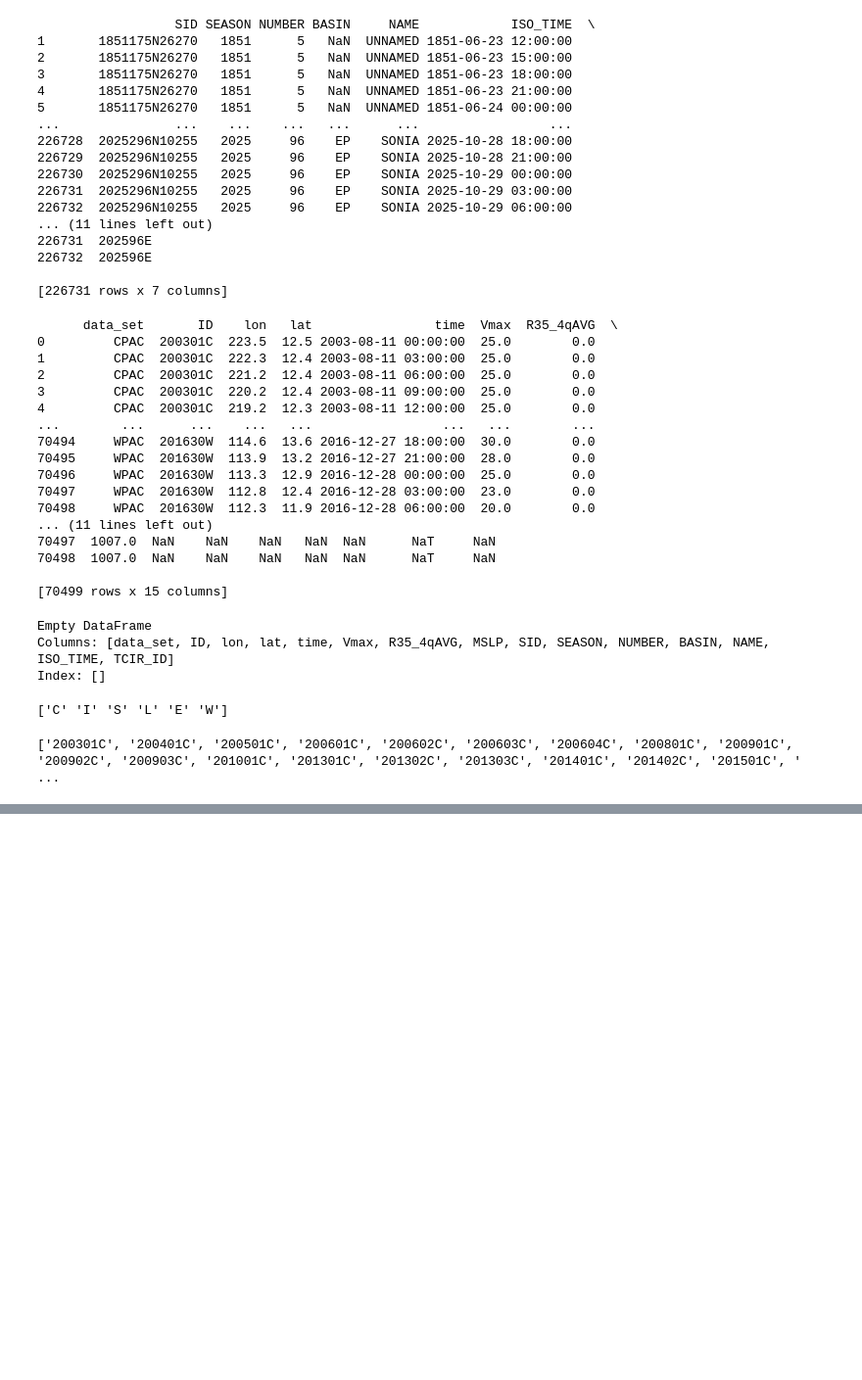
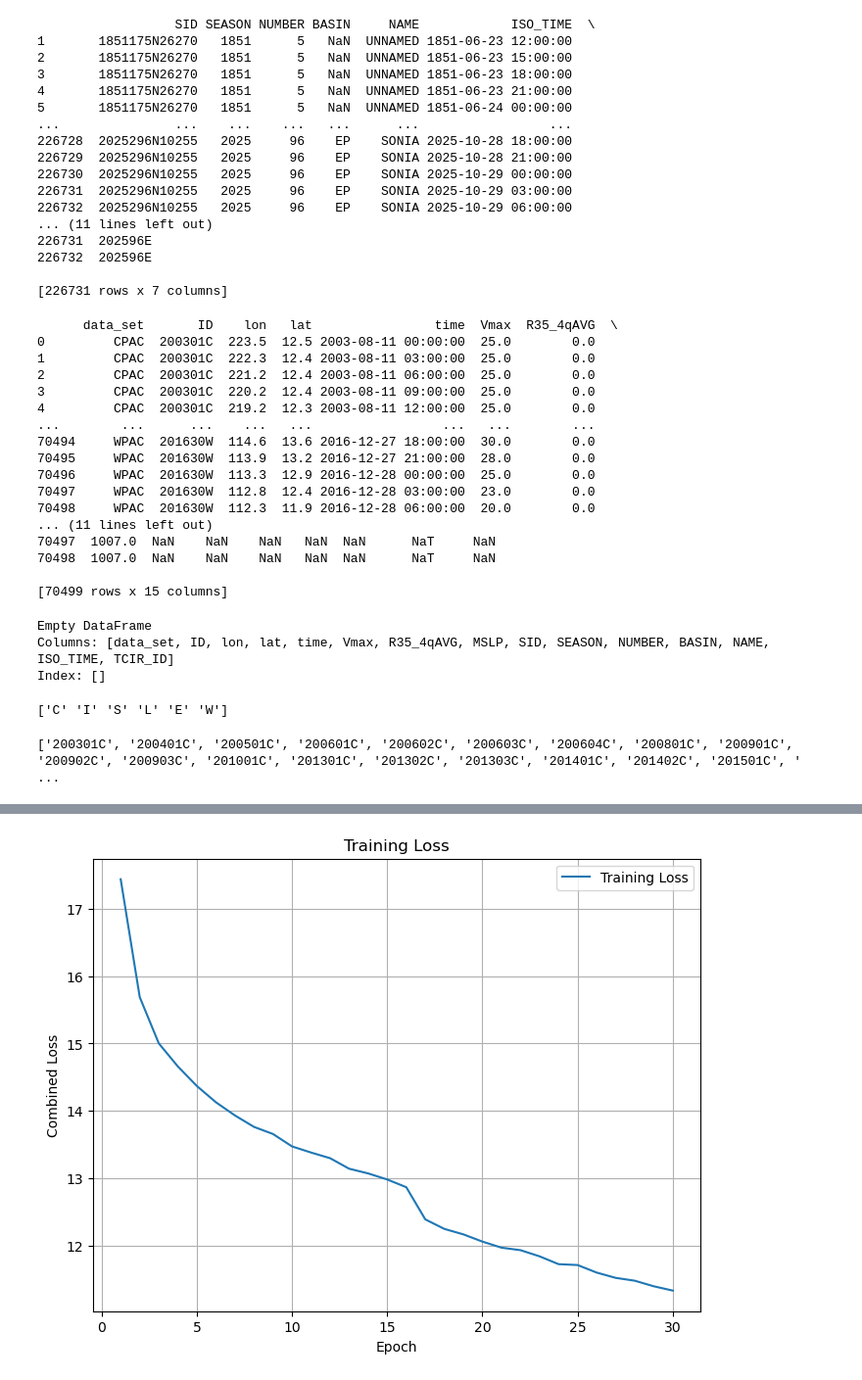
Before and after one commit to kendrickgolden/ML-hurricane-prediction, a Jupyter notebook: Final_KG.ipynb, the cells around one changed output, grey strips where cells are left out. Shown at 98% size. Drawn from its saved outputs; the diff is of its cells as text; code cells hidden in the pictures; blank space fills up the shorter version.

Commit message:
constructing multi-head model

```diff
--- a/Final_KG.ipynb
+++ b/Final_KG.ipynb
@@ -298,7 +318,7 @@ single_loss_fn = nn.L1Loss()
 optimizer = torch.optim.Adam(current_model.parameters(), lr = learning_rate, weight_decay=1e-4)
 scheduler = StepLR(optimizer, step_size=5, gamma=0.1)
 
-for t in range(epochs):
+'''for t in range(epochs):
     epoch_label = (f"Linear: Epoch {t+1}\n-------------------------------")
     print(epoch_label)
     with open("Linear_log.txt", "a") as f:
@@ -320,5 +340,5 @@ plt.ylabel('Loss / MAE')
 plt.title('Training and Validation Loss')
 plt.legend()
 plt.grid(True)
-plt.show()
+plt.show()'''
 # %% [output]
@@ -472,0 +526,15 @@ print(ibtracs_all.head())
+# %%
+data_CPAC_multi = CustomImageDatasetMulti(data_folder_CPAC, transform=data_transformation, target1="Vmax", target2="R35_4qAVG")
+data_ATLN_multi = CustomImageDatasetMulti(data_folder_ATLN, transform=data_transformation, target1="Vmax", target2="R35_4qAVG")
+
+combined_dataset_multi = ConcatDataset([data_CPAC_multi, data_ATLN_multi])
+
+
+# split data for training and testing
+train_size = int(0.7 * len(combined_dataset_multi))
+test_size = len(combined_dataset_multi) - train_size
+
+train_dataset_mul, test_dataset_mul = random_split(combined_dataset_multi, [train_size, test_size])
+
+training_dataloader_mul = DataLoader(train_dataset_mul, batch_size=16, shuffle=True, num_workers=8, pin_memory=True)
+testing_dataloader_mul  = DataLoader(test_dataset_mul, batch_size=16, shuffle=False, num_workers=8, pin_memory=True)
@@ -472,0 +645,60 @@ print(ibtracs_all.head())
+# %%
+#update parameters for training
+learning_rate = .001
+epochs = 30
+current_model = multi_task_model
+loss_fn_vmax = nn.L1Loss()
+loss_fn_size = nn.L1Loss()
+def loss_multi(vmax_pred, vmax_true, size_pred, size_true):
+    loss_vmax = nn.L1Loss()(vmax_pred, vmax_true)
+    loss_size = nn.L1Loss()(size_pred, size_true)
+    combined_loss = 0.7 * loss_vmax + 0.3 * loss_size
+    return combined_loss, loss_vmax, loss_size
+optimizer = torch.optim.Adam(multi_task_model.parameters(), lr=learning_rate)
+scheduler = torch.optim.lr_scheduler.ReduceLROnPlateau(
+    optimizer,
+    mode='min',
+    factor=0.5,
+    patience=3,
+)
+
+train_losses = []
+val_mae_vmax = []
+val_mae_size = []
+
+for t in range(epochs):
+    epoch_label = (f"Multi5: Epoch {t+1}\n-------------------------------")
+    print(epoch_label)
+    with open("Mult_5_log.txt", "a") as f:
+        f.write(epoch_label + "\n")
+    train_loss = training_loop_mul(training_dataloader_mul, current_model, loss_multi, optimizer, 16)
+    mae_vmax, mae_size = testing_loop_mul(testing_dataloader_mul, current_model)
+
+    train_losses.append(train_loss)
+    val_mae_vmax.append(mae_vmax)
+    val_mae_size.append(mae_size)
+    scheduler.step(mae_vmax + mae_size)
+
+print("Done!")
+
+plt.figure(figsize=(8,6))
+plt.plot(range(1, epochs+1), train_losses, label='Training Loss')
+plt.xlabel('Epoch')
+plt.ylabel('Combined Loss')
+plt.title('Training Loss')
+plt.legend()
+plt.grid(True)
+plt.savefig("train_loss_5.png", dpi=200)
+plt.show()
+
+plt.figure(figsize=(8,6))
+plt.plot(range(1, epochs+1), val_mae_vmax, label='Validation MAE — vmax')
+plt.plot(range(1, epochs+1), val_mae_size, label='Validation MAE — size')
+plt.xlabel('Epoch')
+plt.ylabel('MAE')
+plt.title('Validation MAE for vmax and size')
+plt.legend()
+plt.grid(True)
+plt.savefig("MAE_5.png", dpi=200)
+plt.show()
+# %% [output]
@@ -472,0 +722 @@ print(ibtracs_all.head())
+[figure, added]
```
Also changed, not shown: parts of 9 cells of this notebook, 15 other files.
